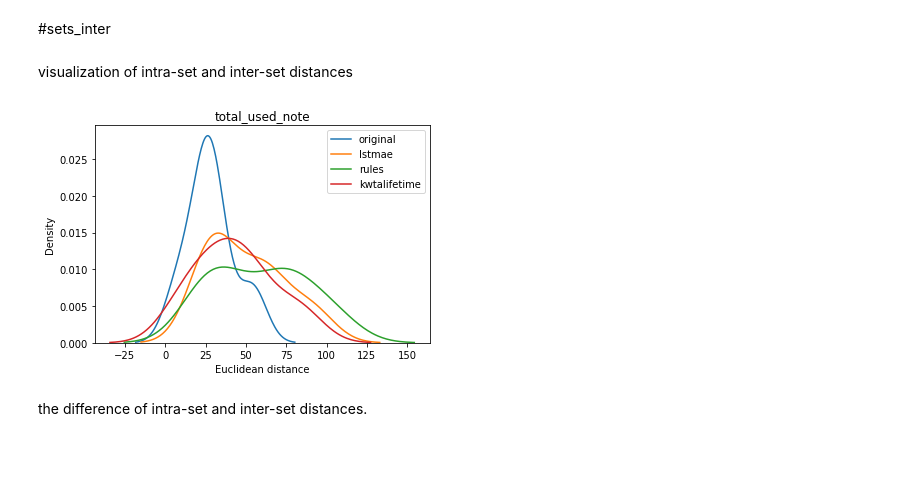
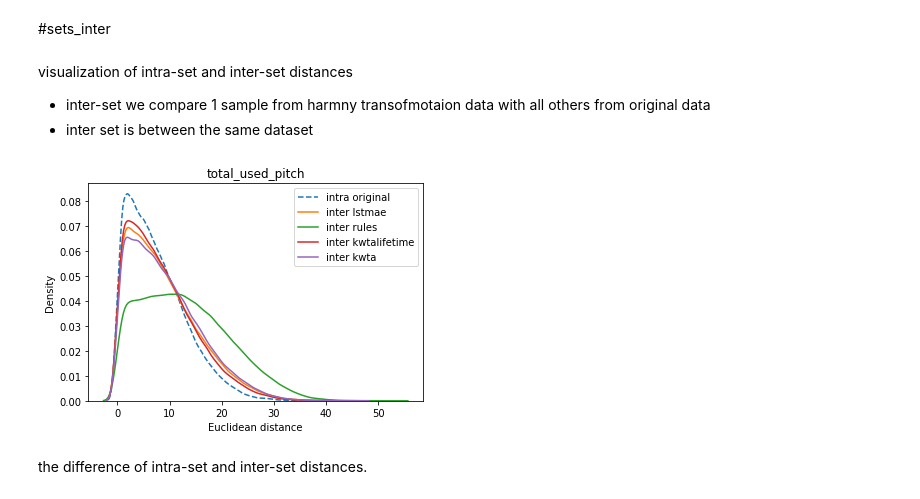
Before and after one commit to jmhuer/Fall2021MusicResearch, a Jupyter notebook: HarmonyReductionAndDecompostion/metrics.ipynb, the cells around one changed output. Saved outputs shown, nothing was run; the diff lists cells and outputs as text; code cells hidden in the pictures; blank space fills up the shorter version.

```diff
--- a/HarmonyReductionAndDecompostion/metrics.ipynb
+++ b/HarmonyReductionAndDecompostion/metrics.ipynb
@@ -87,7 +69,7 @@ Assign dataset path
 # %% [markdown]
 #Eval features
 # %%
-feature1 = "total_used_note"
+feature1 = "total_used_pitch"
 # %% [markdown]
 original data
 # %%
@@ -239,40 +231,57 @@ exhaustive cross-validation for inter-set distances measurement
 # %% [markdown]
 #sets_inter
 # %%
-# loo = LeaveOneOut()
-# loo.get_n_splits(np.arange(num_samples))
-# sets_inter = np.zeros((num_samples, len(metrics_list), num_samples))
+loo = LeaveOneOut()
+loo.get_n_splits(np.arange(num_samples))
+sets_inter0 = np.zeros((num_samples, len(metrics_list), num_samples))
+sets_inter1 = np.zeros((num_samples, len(metrics_list), num_samples))
+sets_inter2 = np.zeros((num_samples, len(metrics_list), num_samples))
+sets_inter3 = np.zeros((num_samples, len(metrics_list), num_samples))
 
-# for i in range(len(metrics_list)):
-#     for train_index, test_index in loo.split(np.arange(num_samples)):
-#         # print(test_index)
-#         sets_inter[test_index[0]][i] = utils.c_dist(set1_eval[metrics_list[i]][test_index], set2_eval[metrics_list[i]])
+for i in range(len(metrics_list)):
+    for train_index, test_index in loo.split(np.arange(num_samples)):
+        # print(test_index)
+        sets_inter0[test_index[0]][i] = utils.c_dist(set_eval0[metrics_list[i]][test_index], set_eval1[metrics_list[i]])
+        sets_inter1[test_index[0]][i] = utils.c_dist(set_eval0[metrics_list[i]][test_index], set_eval2[metrics_list[i]])
+        sets_inter2[test_index[0]][i] = utils.c_dist(set_eval0[metrics_list[i]][test_index], set_eval3[metrics_list[i]])
+        sets_inter3[test_index[0]][i] = utils.c_dist(set_eval0[metrics_list[i]][test_index], set_eval4[metrics_list[i]])
-# %% [markdown]
-visualization of intra-set and inter-set distances
+# %% [markdown]
+visualization of intra-set and inter-set distances
+
+
+
+*   inter-set we compare 1 sample from harmny transofmotaion data with all others from original data
+*   inter set is between the same dataset
 # %%
 plot_set0_intra = np.transpose(set0_intra,(1, 0, 2)).reshape(len(metrics_list), -1)
 plot_set1_intra = np.transpose(set1_intra,(1, 0, 2)).reshape(len(metrics_list), -1)
 plot_set2_intra = np.transpose(set2_intra,(1, 0, 2)).reshape(len(metrics_list), -1)
 plot_set3_intra = np.transpose(set3_intra,(1, 0, 2)).reshape(len(metrics_list), -1)
 plot_set4_intra = np.transpose(set4_intra,(1, 0, 2)).reshape(len(metrics_list), -1)
 
+plot_sets_inter0 = np.transpose(sets_inter0,(1, 0, 2)).reshape(len(metrics_list), -1)
+plot_sets_inter1 = np.transpose(sets_inter1,(1, 0, 2)).reshape(len(metrics_list), -1)
+plot_sets_inter2 = np.transpose(sets_inter2,(1, 0, 2)).reshape(len(metrics_list), -1)
+plot_sets_inter3 = np.transpose(sets_inter3,(1, 0, 2)).reshape(len(metrics_list), -1)
 
-# plot_sets_inter = np.transpose(sets_inter,(1, 0, 2)).reshape(len(metrics_list), -1)
 for i in range(0,len(metrics_list)):
-    sns.kdeplot(plot_set0_intra[i], label='original')
-    sns.kdeplot(plot_set1_intra[i], label='lstmae')
-    # # sns.kdeplot(plot_sets_inter[i], label='inter')
-    sns.kdeplot(plot_set2_intra[i], label='rules')
-    # # sns.kdeplot(backup[i], label='1.3')
-    sns.kdeplot(plot_set3_intra[i], label='kwtalifetime')
-    # sns.kdeplot(plot_set4_intra[i], label='1.4')
+    sns.kdeplot(plot_set0_intra[i], label='intra original', linestyle='--')
+    # sns.kdeplot(plot_set1_intra[i], label='lstmae')
+    # sns.kdeplot(plot_set2_intra[i], label='rules')
+    # # # sns.kdeplot(backup[i], label='1.3')
+    # sns.kdeplot(plot_set3_intra[i], label='kwtalifetime')
+    # sns.kdeplot(plot_set4_intra[i], label='kwta')
+    sns.kdeplot(plot_sets_inter0[i], label='inter lstmae')
+    sns.kdeplot(plot_sets_inter1[i], label='inter rules')
+    sns.kdeplot(plot_sets_inter2[i], label='inter kwtalifetime')
+    sns.kdeplot(plot_sets_inter3[i], label='inter kwta')
 
     plt.legend()
     plt.title(metrics_list[i])
     plt.xlabel('Euclidean distance')
     plt.show()
 # %% [output]
-[figure, old version]
+[figure, new version]
 # %% [markdown]
 the difference of intra-set and inter-set distances.
 # %% [markdown]
```
Also changed, not shown: parts of 9 cells of this notebook.
